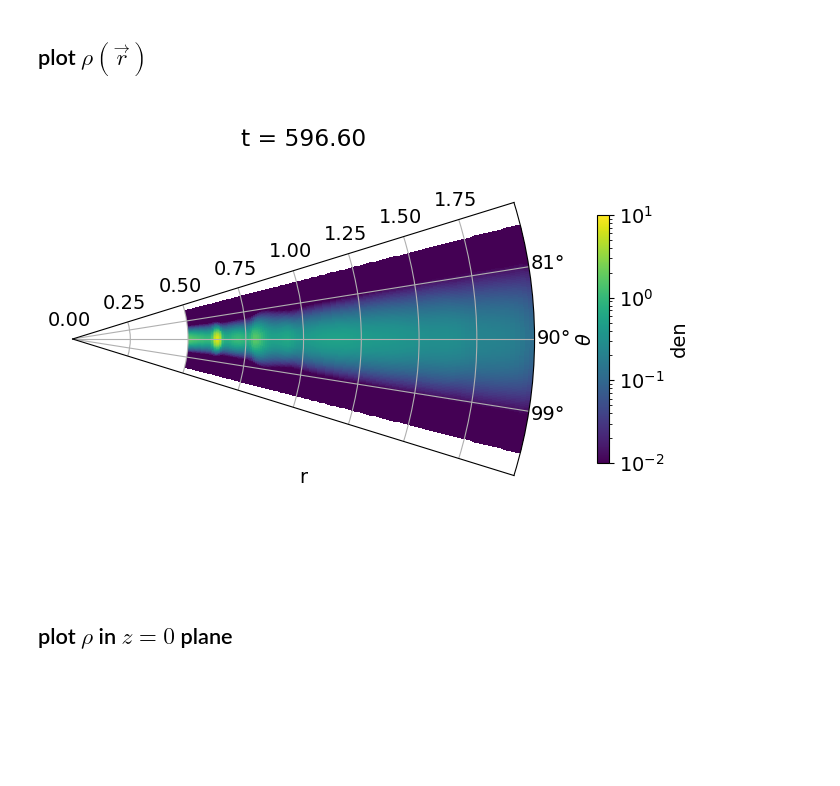
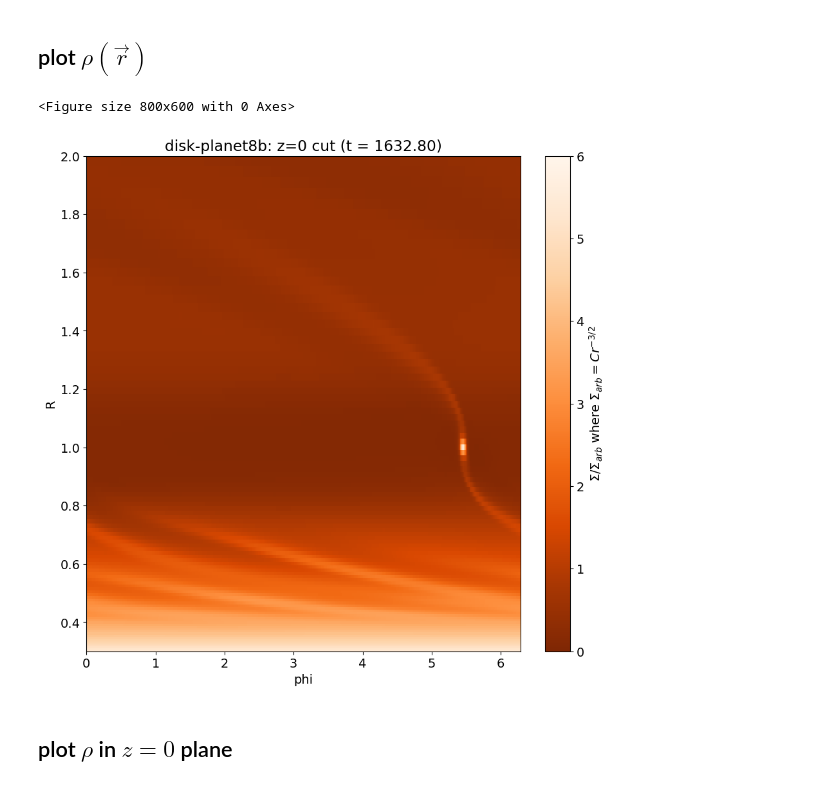
Before and after one commit to Jupiter1994/athena-warps, a Jupyter notebook: warped-disks/jiarus_diagnosis_3d.ipynb, the cells around one changed output. Drawn from its saved outputs; the diff is of its cells as text; code cells hidden in the pictures; blank space fills up the shorter version.

```diff
--- a/warped-disks/jiarus_diagnosis_3d.ipynb
+++ b/warped-disks/jiarus_diagnosis_3d.ipynb
@@ -13,7 +14,7 @@ import glob
 # %%
 ## Snapshots registration
 #sim_name = 'disk-tilted28'
-sim_name = 'disk-planet8-lowresd'
+sim_name = 'disk-planet8b'
 path = '/scratch/phn2956/' + sim_name + '/'
 snapshot_list = sorted(glob.glob(path+'disk.out1.*.athdf'))
 # output files containing user-defined output variables (uov)
@@ -223,8 +237,6 @@ np.float64(0.10361661293266558)
 # %% [markdown]
 ## plot $\rho(\vec{r})$
 # %%
-ind = 10
-
 snapshot_plot = snapshot_list[-1::1] # snapshot_list[0:101:5]
 
 for i, frame in enumerate(snapshot_plot):
@@ -238,59 +250,83 @@ for i, frame in enumerate(snapshot_plot):
     theta_app = ath_data['x2v']
     phi_app = ath_data['x3v']
 
     rad_3d, theta_3d, phi_3d = np.meshgrid(rad_app, theta_app, phi_app, indexing='ij')
 
     #### Read Athena++ data: velosity field. ####
     vx1 = np.swapaxes(ath_data['vel1'],0,2)
     vx2 = np.swapaxes(ath_data['vel2'],0,2)
     vx3 = np.swapaxes(ath_data['vel3'],0,2)
     den = np.swapaxes(ath_data['rho'],0,2)
 
     fig = plt.figure(figsize=(8,6))
-    #ax = fig.add_subplot()
-    ax = fig.add_subplot(projection='polar')
 
     ## view from above
-    #theta_ind = 23 # 27 = midplane of domain
-    #c = ax.pcolormesh(phi_3d[:, theta_ind, :], rad_3d[:, theta_ind, :], den[:,theta_ind,:], cmap='viridis')
+    view_from_above = True
+    if view_from_above:
+        theta_ind = (int) (len(theta_app)/2) # midplane of domain
+        ### polar plot
+        # ax = fig.add_subplot(projection='polar')
+        # c = ax.pcolormesh(phi_3d[:, theta_ind, :], rad_3d[:, theta_ind, :], den[:,theta_ind,:], cmap='viridis')
+        # fig.colorbar(c, ax=ax, label="den", pad=.1, fraction=0.02)
+
+        ### Cartesian plot
+        # arbitrary norm for den_Z consistent with \propto r^(-3/2)
+        den_Z = rad_app[:,None]**(-3/2)
+
+        fig, ax = plt.subplots(figsize=(10,10))
+        c = plt.pcolormesh(phi_3d[:, theta_ind, :], rad_3d[:, theta_ind, :], \
+                den[:,theta_ind,:] / den_Z, vmin=0, vmax=6,
+                           cmap=cm.Oranges_r)
+
+        plt.xlabel("phi")
+        plt.ylabel("R")
+        plt.ylim(0.3,2.)
+        label = r"$\Sigma/\Sigma_{arb}$ where $\Sigma_{arb} = C r^{-3/2}$"
+        plt.colorbar(c, ax=ax, label=label, pad=.05, fraction=0.08)
+
 
     ## view from the side (looking from y = -infinity)
-    phi_offset = 0
-    phi_ind = phi_offset # phi~0
-    phi_ind2 = (int) (len(phi_app) / 2) + phi_offset # phi~pi
+    view_from_side = False
 
-    kws = {'cmap': 'viridis', 'norm': mcolors.LogNorm(vmin=1e-2, vmax=1e1)}
-    ax.pcolormesh(theta_3d[:,:,phi_ind], rad_3d[:,:,phi_ind], den[:,:,phi_ind], **kws)
-    # for phi \in (pi/2, 3pi/2), theta has to be measured in the opposite direction (so, 2pi-...)
-    c = ax.pcolormesh(2*np.pi-theta_3d[:,:,phi_ind2], rad_3d[:,:,phi_ind2], den[:,:,phi_ind2], **kws)
+    if view_from_side:
+        ax = fig.add_subplot(projection='polar')
+        phi_offset = 0
+        phi_ind = phi_offset # phi~0
+        phi_ind2 = (int) (len(phi_app) / 2) + phi_offset # phi~pi
 
-    #cbar_ax = fig.add_axes([0.85, 0.15, 0.05, 0.7])
-    fig.colorbar(c, ax=ax, label="den", pad=.1, fraction=0.02)
+        kws = {'cmap': 'viridis', 'norm': mcolors.LogNorm(vmin=1e-2, vmax=1e1)}
+        ax.pcolormesh(theta_3d[:,:,phi_ind], rad_3d[:,:,phi_ind], den[:,:,phi_ind], **kws)
+        # for phi \in (pi/2, 3pi/2), theta has to be measured in the opposite direction (so, 2pi-...)
+        c = ax.pcolormesh(2*np.pi-theta_3d[:,:,phi_ind2], rad_3d[:,:,phi_ind2], den[:,:,phi_ind2], **kws)
 
-    ## in the below plot, the x-axis points right, the z-axis points up, and the y-axis
-    # points into the page/screen
-    # ax.set_rlim(.2, 2.2)
-    ax.xaxis.set_label_position('top')
-    ax.set_xlabel("r", labelpad=-270)
+        #cbar_ax = fig.add_axes([0.85, 0.15, 0.05, 0.7])
+        fig.colorbar(c, ax=ax, label="den", pad=.1, fraction=0.02)
 
-    ax.set_thetalim(np.pi/2- .3, np.pi/2 + .3)
-    ax.set_theta_offset(np.pi/2)
-    ax.set_theta_direction(-1)
-    ax.set_ylabel(r"$\theta$", labelpad=30)
-    ax.yaxis.set_label_position("right")
-    #ax.yaxis.tick_right()
+        ## in the below plot, the x-axis points right, the z-axis points up, and the y-axis
+        # points into the page/screen
+        # ax.set_rlim(.2, 2.2)
+        ax.xaxis.set_label_position('top')
+        ax.set_xlabel("r", labelpad=-270)
 
-    plt.title("t = {t_sim:.2f}".format(t_sim=t_sim), y=.9)
+        ax.set_thetalim(np.pi/2- .3, np.pi/2 + .3)
+        ax.set_theta_offset(np.pi/2)
+        ax.set_theta_direction(-1)
+        ax.set_ylabel(r"$\theta$", labelpad=30)
+        ax.yaxis.set_label_position("right")
+        #ax.yaxis.tick_right()
+
+    plt.title(sim_name + ": z=0 cut (t = {t_sim:.2f})".format(t_sim=t_sim), y=1.)
 
     save_fig = False
     if save_fig:
         plt.savefig("Figs/" + sim_name + "-rhos/" + "%05d"%i + ".png")
 
     #plt.close()
 
 plt.show()
 # %% [output]
+<Figure size 800x600 with 0 Axes>
-[figure, old version]
+[figure, new version]
 # %% [markdown]
 ## plot $\rho$ in $z=0$ plane
 # %%
```
Also changed, not shown: parts of 7 cells of this notebook, 6 other files.
